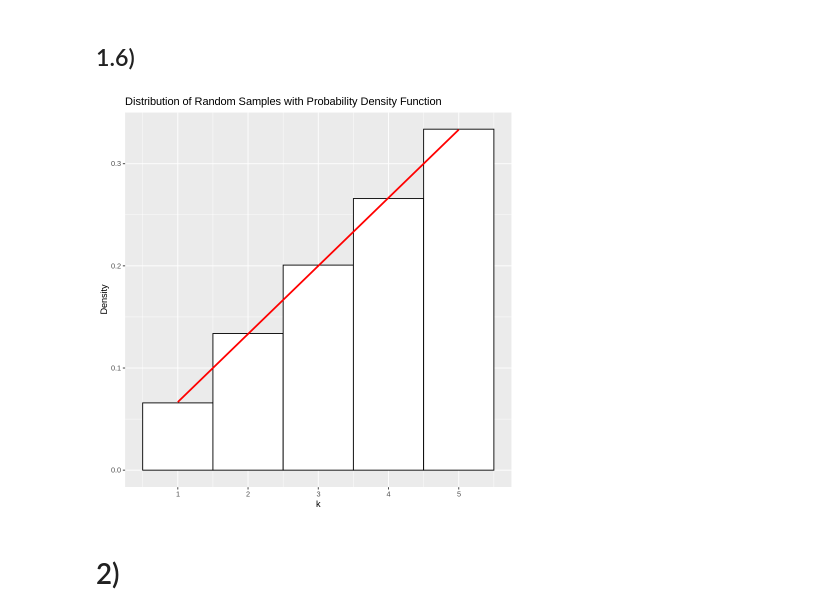
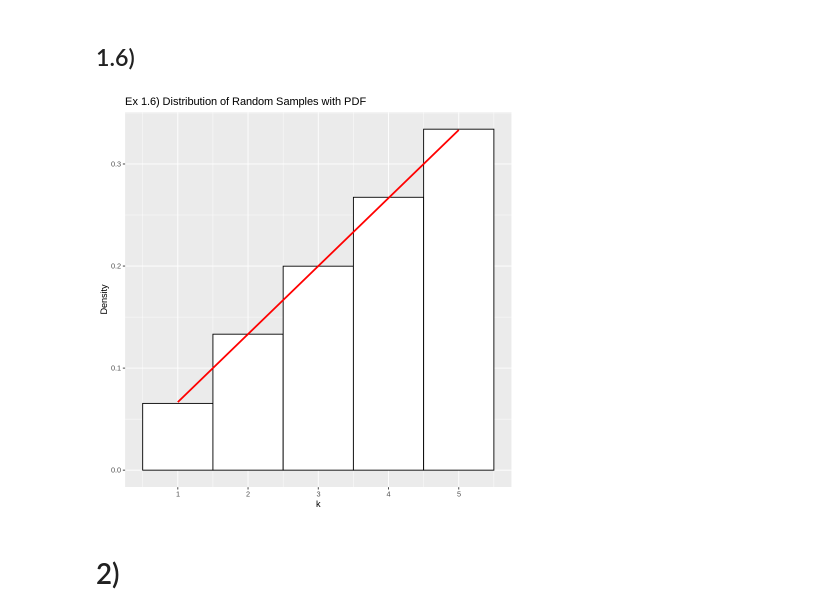
Before and after one commit to Berto70/advstat, a Jupyter notebook: Ex 2/ex2.ipynb, the cells around one changed output. Drawn from its saved outputs; the diff is of its cells as text; code cells hidden in the pictures.

```diff
--- a/Ex 2/ex2.ipynb
+++ b/Ex 2/ex2.ipynb
@@ -128,17 +128,17 @@ rnd_from_pdf <- function(n_sample) {
 # %%
 samples <- rnd_from_pdf(10^5)
 df <- data.frame(samples = samples)
 
 # Create a histogram of the samples with the probability density function superimposed
 rnd_sample1 <- ggplot(df, aes(x = samples)) +
   geom_histogram(aes(y = ..density..), color = "black", fill = "white", bins = 5) +
   stat_function(fun = my_pdf, color = "red", lwd=1) +
-  labs(x = "k", y = "Density", title = "Distribution of Random Samples with Probability Density Function")
+  labs(x = "k", y = "Density", title = "Ex 1.6) Distribution of Random Samples with PDF")
 
 rnd_sample1
 ggsave("rnd_sample1.png", rnd_sample1, width =10, height = 8, dpi = 300)
 # %% [output]
-[figure, old version]
+[figure, new version]
 # %% [markdown]
 # 2)
 # %% [markdown]
```
Also changed, not shown: parts of 12 cells of this notebook, 2 other files.
